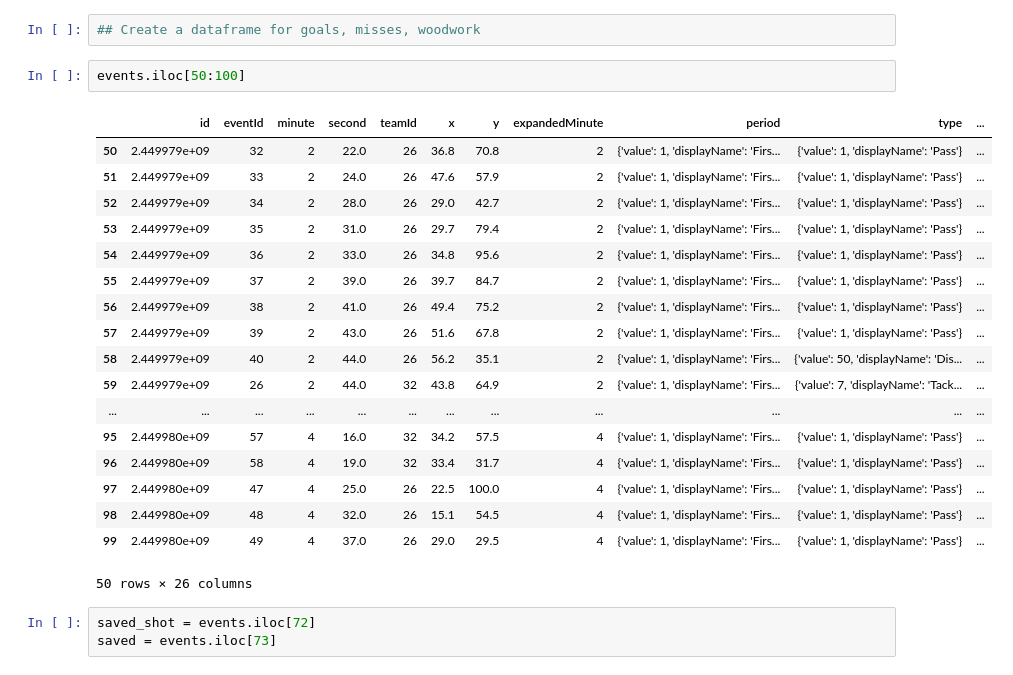
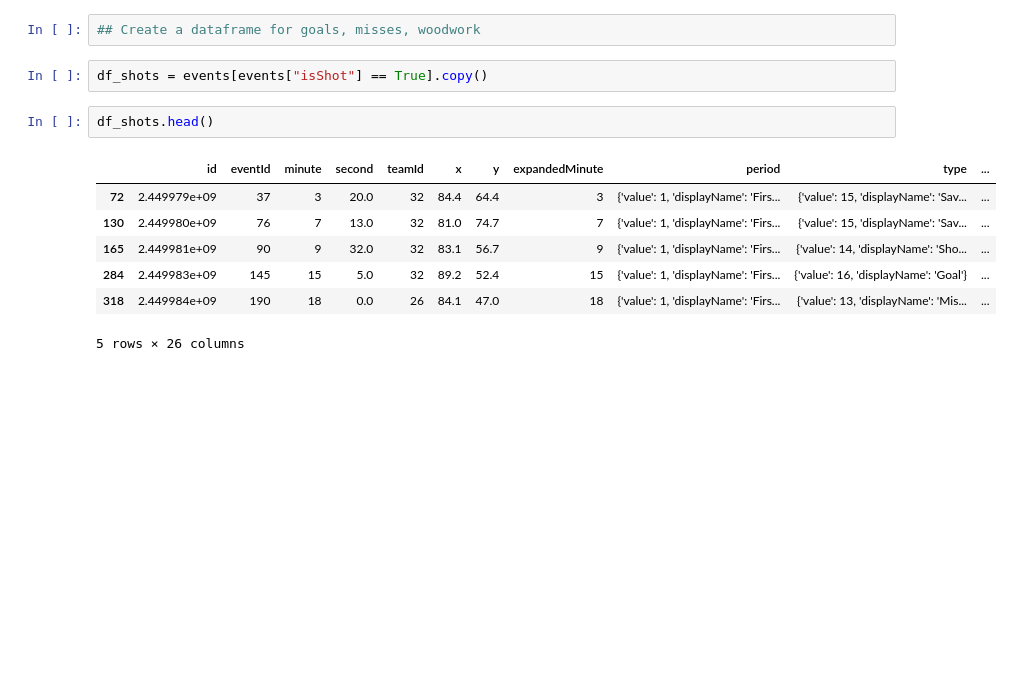
Before and after one commit to liban-osman/Football-Analysis, a Jupyter notebook: liv_manu.ipynb, the cells around one changed output. Cells and saved outputs as stored; diff of their text form; blank space fills up the shorter version.

```diff
--- a/liv_manu.ipynb
+++ b/liv_manu.ipynb
@@ -81,26 +79,14 @@ fig, ax = pitch.draw(figsize=(16, 11), constrained_layout=False, tight_layout=Tr
 # %%
 ## Create a dataframe for goals, misses, woodwork
 # %%
-events.iloc[50:100]
+df_shots = events[events["isShot"] == True].copy()
-# %% [output]
-|  | id | eventId | minute | second | teamId | x | y | expandedMinute | period | type | ... |
-| 50 | 2.449979e+09 | 32 | 2 | 22.0 | 26 | 36.8 | 70.8 | 2 | {'value': 1, 'displayName': 'Firs... | {'value': 1, 'displayName': 'Pass'} | ... |
-| 51 | 2.449979e+09 | 33 | 2 | 24.0 | 26 | 47.6 | 57.9 | 2 | {'value': 1, 'displayName': 'Firs... | {'value': 1, 'displayName': 'Pass'} | ... |
-| 52 | 2.449979e+09 | 34 | 2 | 28.0 | 26 | 29.0 | 42.7 | 2 | {'value': 1, 'displayName': 'Firs... | {'value': 1, 'displayName': 'Pass'} | ... |
-| 53 | 2.449979e+09 | 35 | 2 | 31.0 | 26 | 29.7 | 79.4 | 2 | {'value': 1, 'displayName': 'Firs... | {'value': 1, 'displayName': 'Pass'} | ... |
-| 54 | 2.449979e+09 | 36 | 2 | 33.0 | 26 | 34.8 | 95.6 | 2 | {'value': 1, 'displayName': 'Firs... | {'value': 1, 'displayName': 'Pass'} | ... |
-| 55 | 2.449979e+09 | 37 | 2 | 39.0 | 26 | 39.7 | 84.7 | 2 | {'value': 1, 'displayName': 'Firs... | {'value': 1, 'displayName': 'Pass'} | ... |
-| 56 | 2.449979e+09 | 38 | 2 | 41.0 | 26 | 49.4 | 75.2 | 2 | {'value': 1, 'displayName': 'Firs... | {'value': 1, 'displayName': 'Pass'} | ... |
-| 57 | 2.449979e+09 | 39 | 2 | 43.0 | 26 | 51.6 | 67.8 | 2 | {'value': 1, 'displayName': 'Firs... | {'value': 1, 'displayName': 'Pass'} | ... |
-| 58 | 2.449979e+09 | 40 | 2 | 44.0 | 26 | 56.2 | 35.1 | 2 | {'value': 1, 'displayName': 'Firs... | {'value': 50, 'displayName': 'Dis... | ... |
-| 59 | 2.449979e+09 | 26 | 2 | 44.0 | 32 | 43.8 | 64.9 | 2 | {'value': 1, 'displayName': 'Firs... | {'value': 7, 'displayName': 'Tack... | ... |
-| ... | ... | ... | ... | ... | ... | ... | ... | ... | ... | ... | ... |
-| 95 | 2.449980e+09 | 57 | 4 | 16.0 | 32 | 34.2 | 57.5 | 4 | {'value': 1, 'displayName': 'Firs... | {'value': 1, 'displayName': 'Pass'} | ... |
-| 96 | 2.449980e+09 | 58 | 4 | 19.0 | 32 | 33.4 | 31.7 | 4 | {'value': 1, 'displayName': 'Firs... | {'value': 1, 'displayName': 'Pass'} | ... |
-| 97 | 2.449980e+09 | 47 | 4 | 25.0 | 26 | 22.5 | 100.0 | 4 | {'value': 1, 'displayName': 'Firs... | {'value': 1, 'displayName': 'Pass'} | ... |
-| 98 | 2.449980e+09 | 48 | 4 | 32.0 | 26 | 15.1 | 54.5 | 4 | {'value': 1, 'displayName': 'Firs... | {'value': 1, 'displayName': 'Pass'} | ... |
-| 99 | 2.449980e+09 | 49 | 4 | 37.0 | 26 | 29.0 | 29.5 | 4 | {'value': 1, 'displayName': 'Firs... | {'value': 1, 'displayName': 'Pass'} | ... |
-50 rows × 26 columns
 # %%
-saved_shot = events.iloc[72]
-saved = events.iloc[73]
+df_shots.head()
+# %% [output]
+|  | id | eventId | minute | second | teamId | x | y | expandedMinute | period | type | ... |
+| 72 | 2.449979e+09 | 37 | 3 | 20.0 | 32 | 84.4 | 64.4 | 3 | {'value': 1, 'displayName': 'Firs... | {'value': 15, 'displayName': 'Sav... | ... |
+| 130 | 2.449980e+09 | 76 | 7 | 13.0 | 32 | 81.0 | 74.7 | 7 | {'value': 1, 'displayName': 'Firs... | {'value': 15, 'displayName': 'Sav... | ... |
+| 165 | 2.449981e+09 | 90 | 9 | 32.0 | 32 | 83.1 | 56.7 | 9 | {'value': 1, 'displayName': 'Firs... | {'value': 14, 'displayName': 'Sho... | ... |
+| 284 | 2.449983e+09 | 145 | 15 | 5.0 | 32 | 89.2 | 52.4 | 15 | {'value': 1, 'displayName': 'Firs... | {'value': 16, 'displayName': 'Goal'} | ... |
+| 318 | 2.449984e+09 | 190 | 18 | 0.0 | 26 | 84.1 | 47.0 | 18 | {'value': 1, 'displayName': 'Firs... | {'value': 13, 'displayName': 'Mis... | ... |
+5 rows × 26 columns
```
Also changed, not shown: parts of 6 cells of this notebook.
